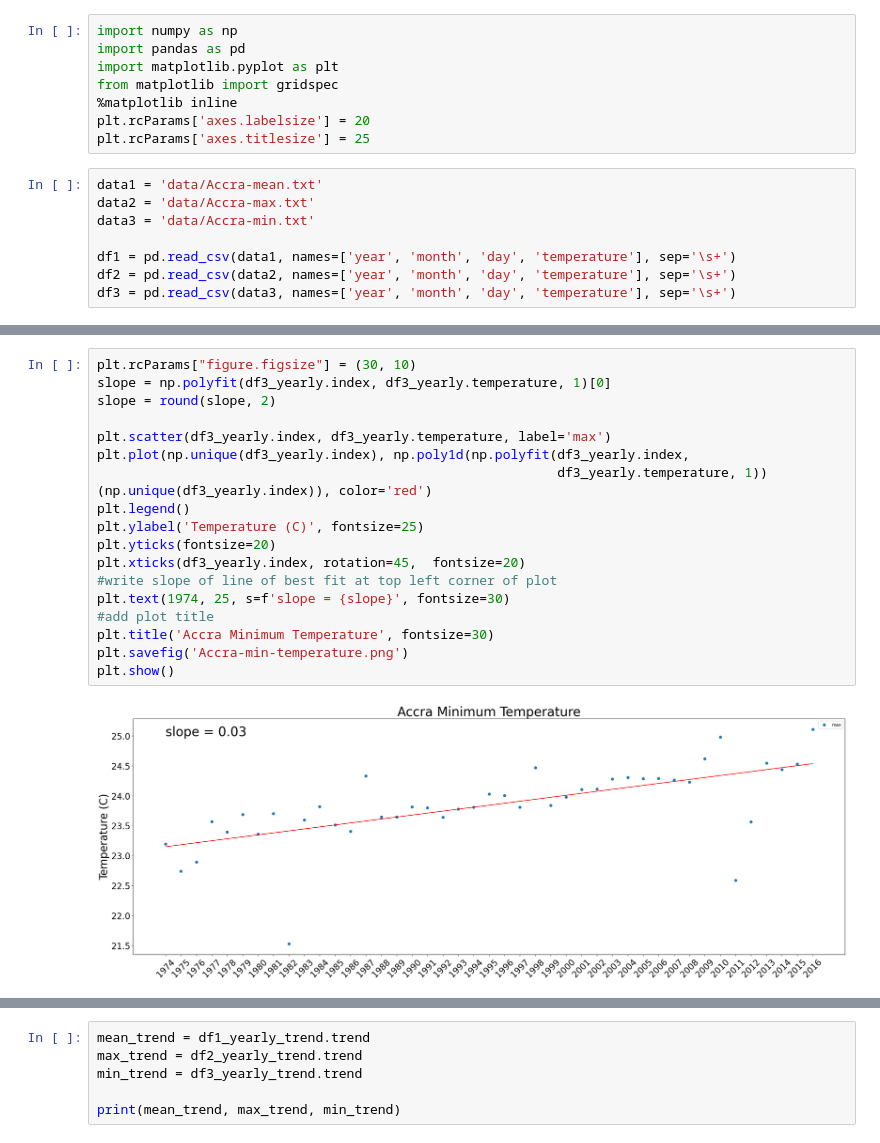
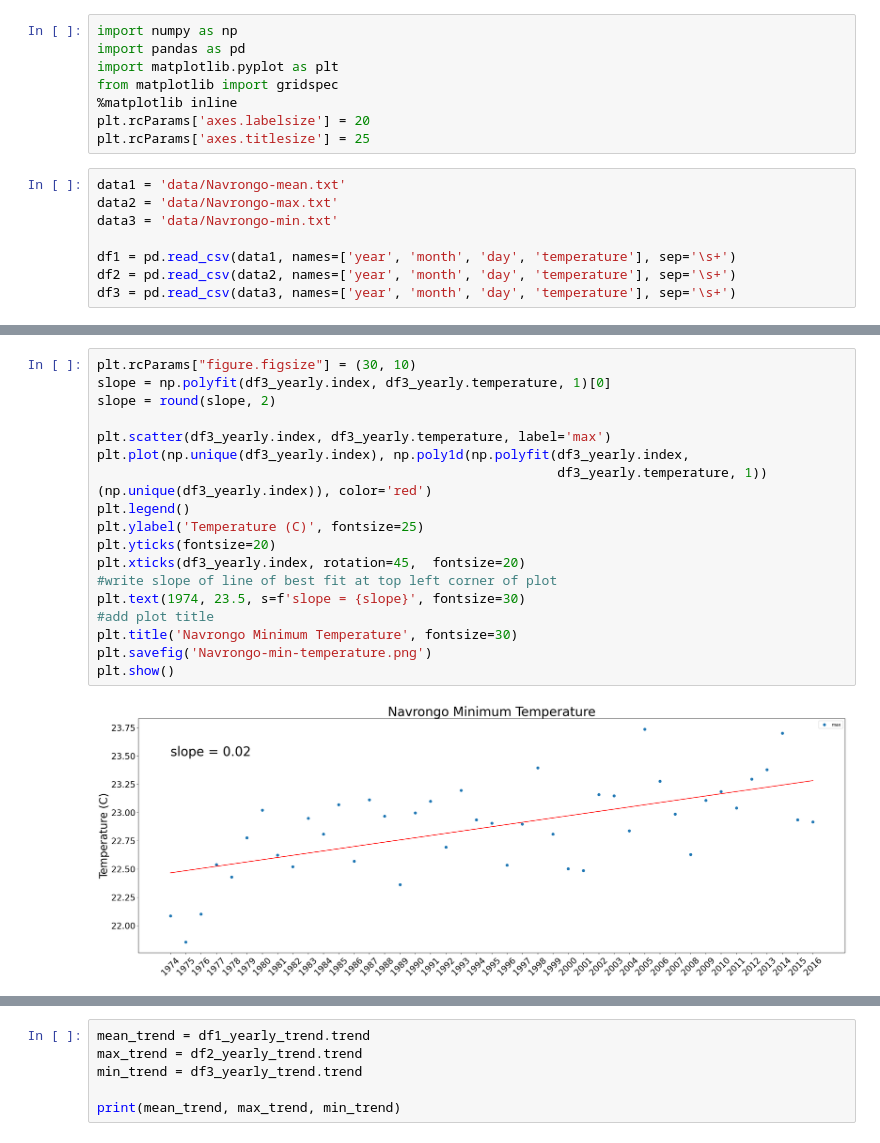
Before and after one commit to buabaj/air-temperature-analysis, a Jupyter notebook: temp-analysis.ipynb, the cells around one changed output, grey strips where cells are left out. Cells and saved outputs as stored; diff of their text form.

```diff
--- a/temp-analysis.ipynb
+++ b/temp-analysis.ipynb
@@ -7,9 +7,9 @@ from matplotlib import gridspec
 plt.rcParams['axes.labelsize'] = 20
 plt.rcParams['axes.titlesize'] = 25
 # %%
-data1 = 'data/Accra-mean.txt'
-data2 = 'data/Accra-max.txt'
-data3 = 'data/Accra-min.txt'
+data1 = 'data/Navrongo-mean.txt'
+data2 = 'data/Navrongo-max.txt'
+data3 = 'data/Navrongo-min.txt'
 
 df1 = pd.read_csv(data1, names=['year', 'month', 'day', 'temperature'], sep='\s+')
 df2 = pd.read_csv(data2, names=['year', 'month', 'day', 'temperature'], sep='\s+')
@@ -104,23 +104,23 @@ plt.show()
 # %%
 plt.rcParams["figure.figsize"] = (30, 10)
 slope = np.polyfit(df3_yearly.index, df3_yearly.temperature, 1)[0]
 slope = round(slope, 2)
 
 plt.scatter(df3_yearly.index, df3_yearly.temperature, label='max')
 plt.plot(np.unique(df3_yearly.index), np.poly1d(np.polyfit(df3_yearly.index,
                                                            df3_yearly.temperature, 1))(np.unique(df3_yearly.index)), color='red')
 plt.legend()
 plt.ylabel('Temperature (C)', fontsize=25)
 plt.yticks(fontsize=20)
 plt.xticks(df3_yearly.index, rotation=45,  fontsize=20)
 #write slope of line of best fit at top left corner of plot
-plt.text(1974, 25, s=f'slope = {slope}', fontsize=30)
+plt.text(1974, 23.5, s=f'slope = {slope}', fontsize=30)
 #add plot title
-plt.title('Accra Minimum Temperature', fontsize=30)
-plt.savefig('Accra-min-temperature.png')
+plt.title('Navrongo Minimum Temperature', fontsize=30)
+plt.savefig('Navrongo-min-temperature.png')
 plt.show()
 # %% [output]
-[figure, old version]
+[figure, new version]
 # %%
 #calculate temperature anomaly index for each year
 df1_temp_anomaly = (df1_yearly['temperature'] - df1_yearly['temperature'].mean()) / df1_yearly['temperature'].std()
```
Also changed, not shown: parts of 9 cells of this notebook, 11 other files.
